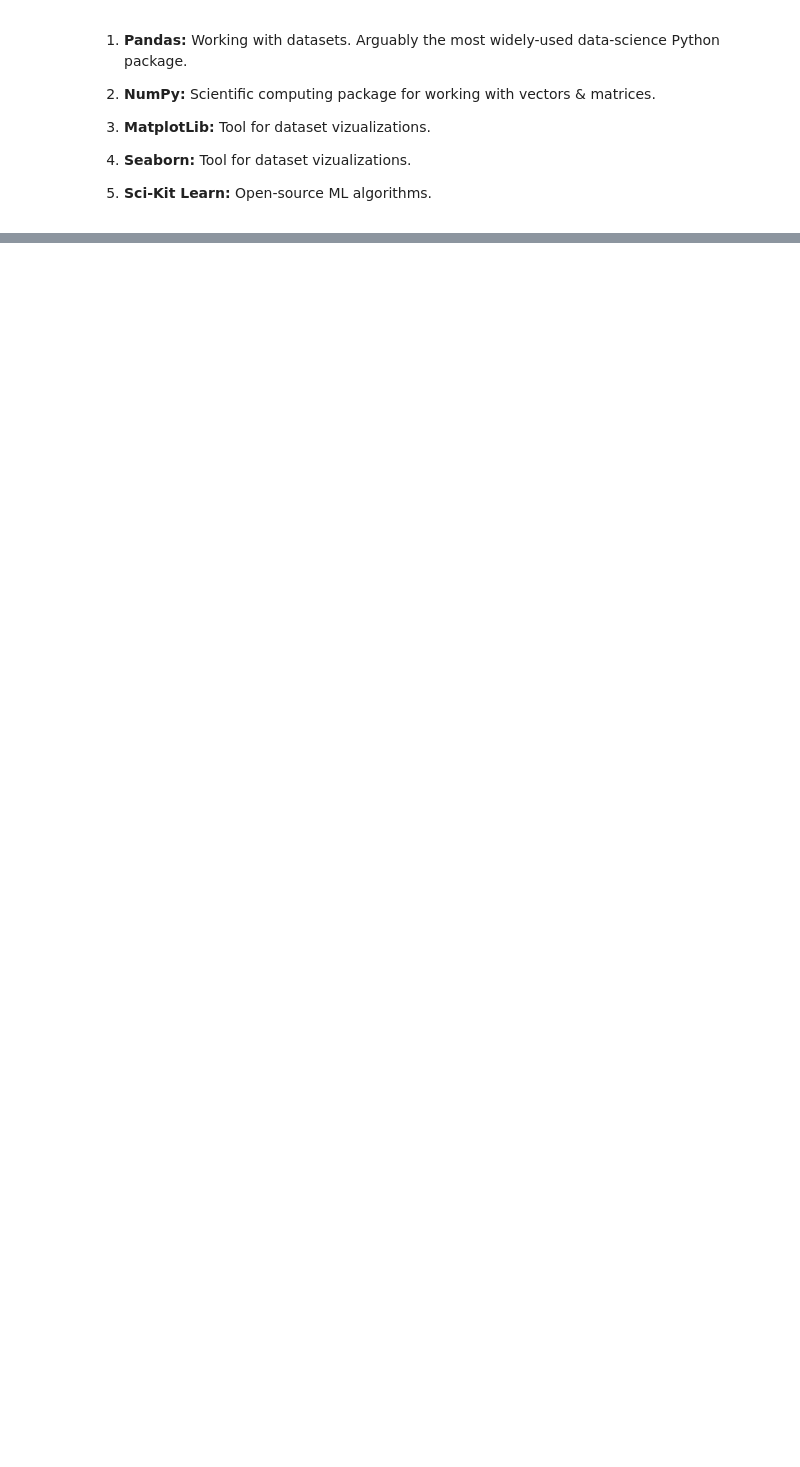
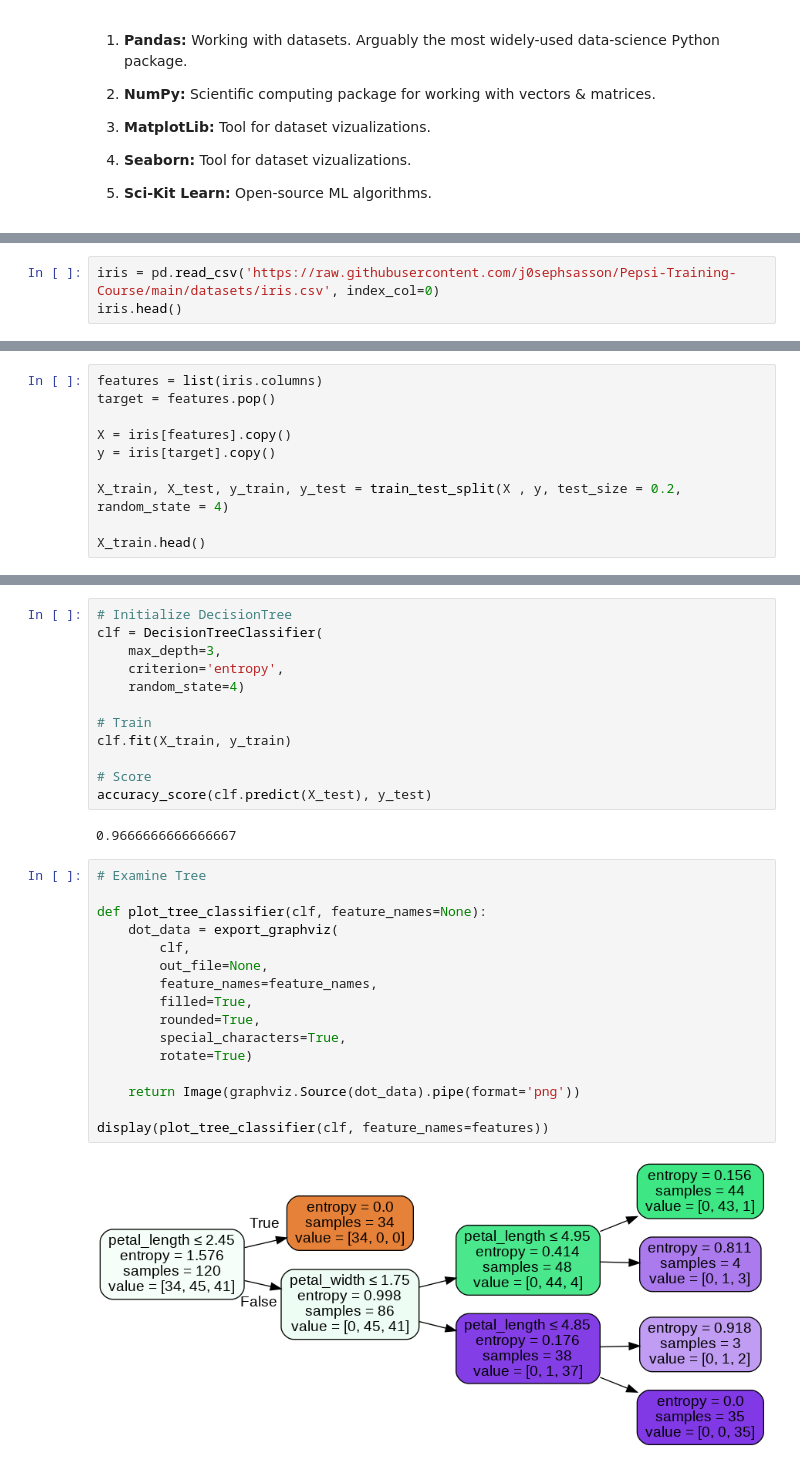
Before and after one commit to j0sephsasson/Pepsi-Training-Course, a Jupyter notebook: notebooks/Intermediate ML Algorithms - Trees & Ensembles - Day 6.ipynb, the cells around one changed output, grey strips where cells are left out. Drawn from its saved outputs; the diff is of its cells as text; blank space fills up the shorter version.

```diff
--- a/notebooks/Intermediate ML Algorithms - Trees & Ensembles - Day 6.ipynb
+++ b/notebooks/Intermediate ML Algorithms - Trees & Ensembles - Day 6.ipynb
@@ -44,0 +63,3 @@ from sklearn.ensemble import RandomForestClassifier
+# %%
+iris = pd.read_csv('https://raw.githubusercontent.com/j0sephsasson/Pepsi-Training-Course/main/datasets/iris.csv', index_col=0)
+iris.head()
@@ -44,0 +77,10 @@ from sklearn.ensemble import RandomForestClassifier
+# %%
+features = list(iris.columns)
+target = features.pop()
+
+X = iris[features].copy()
+y = iris[target].copy()
+
+X_train, X_test, y_train, y_test = train_test_split(X , y, test_size = 0.2, random_state = 4)
+
+X_train.head()
@@ -44,0 +103,32 @@ from sklearn.ensemble import RandomForestClassifier
+# %%
+# Initialize DecisionTree
+clf = DecisionTreeClassifier(
+    max_depth=3,
+    criterion='entropy',
+    random_state=4)
+
+# Train
+clf.fit(X_train, y_train)
+
+# Score
+accuracy_score(clf.predict(X_test), y_test)
+# %% [output]
+0.9666666666666667
+# %%
+# Examine Tree
+
+def plot_tree_classifier(clf, feature_names=None):
+    dot_data = export_graphviz(
+        clf,
+        out_file=None,
+        feature_names=feature_names,
+        filled=True,
+        rounded=True,
+        special_characters=True,
+        rotate=True)
+
+    return Image(graphviz.Source(dot_data).pipe(format='png'))
+
+display(plot_tree_classifier(clf, feature_names=features))
+# %% [output]
+[figure, added]
```
Also changed, not shown: parts of 63 cells of this notebook, 1 other file.
